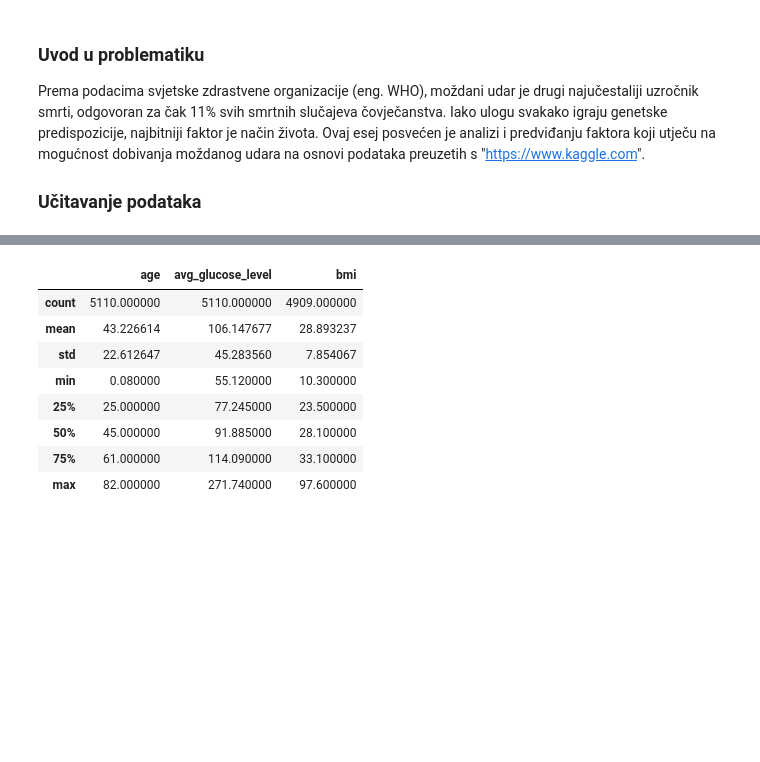
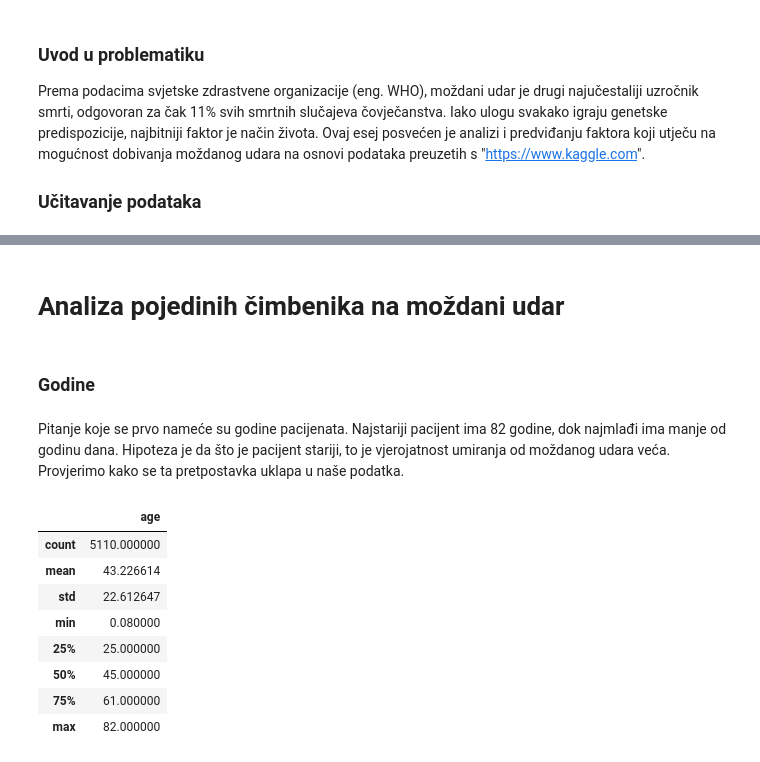
Before and after one commit to matsoftver/Esej, a Jupyter notebook: Esej.ipynb, the cells around one changed output, grey strips where cells are left out. Drawn from its saved outputs; the diff is of its cells as text; code cells hidden in the pictures; blank space fills up the shorter version.

```diff
--- a/Esej.ipynb
+++ b/Esej.ipynb
@@ -66,12 +79,18 @@ podaci = podaci.drop('id', axis=1)
+# %% [markdown]
+# Analiza pojedinih čimbenika na moždani udar
+# %% [markdown]
+### Godine
+# %% [markdown]
+Pitanje koje se prvo nameće su godine pacijenata. Najstariji pacijent ima 82 godine, dok najmlađi ima manje od godinu dana. Hipoteza je da što je pacijent stariji, to je vjerojatnost umiranja od moždanog udara veća. Provjerimo kako se ta pretpostavka uklapa u naše podatka.
 # %%
-podaci[['age','avg_glucose_level', 'bmi']].describe()
+podaci[['age']].describe()
 # %% [output]
-|  | age | avg_glucose_level | bmi |
-| count | 5110.000000 | 5110.000000 | 4909.000000 |
-| mean | 43.226614 | 106.147677 | 28.893237 |
-| std | 22.612647 | 45.283560 | 7.854067 |
-| min | 0.080000 | 55.120000 | 10.300000 |
-| 25% | 25.000000 | 77.245000 | 23.500000 |
-| 50% | 45.000000 | 91.885000 | 28.100000 |
-| 75% | 61.000000 | 114.090000 | 33.100000 |
-| max | 82.000000 | 271.740000 | 97.600000 |
+|  | age |
+| count | 5110.000000 |
+| mean | 43.226614 |
+| std | 22.612647 |
+| min | 0.080000 |
+| 25% | 25.000000 |
+| 50% | 45.000000 |
+| 75% | 61.000000 |
+| max | 82.000000 |
```
Also changed, not shown: parts of 19 cells of this notebook.
